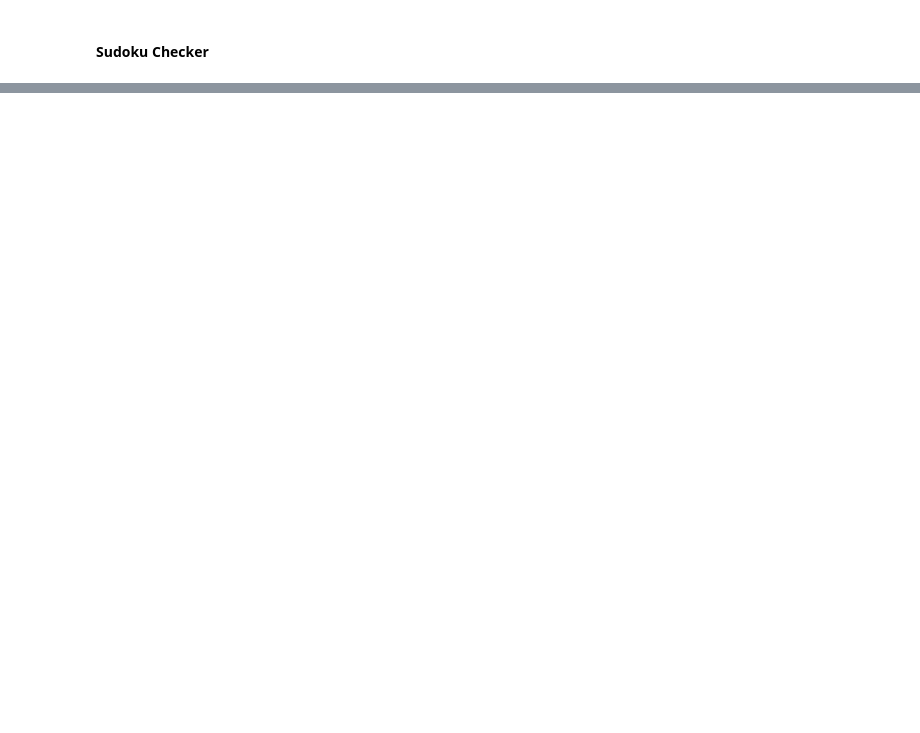
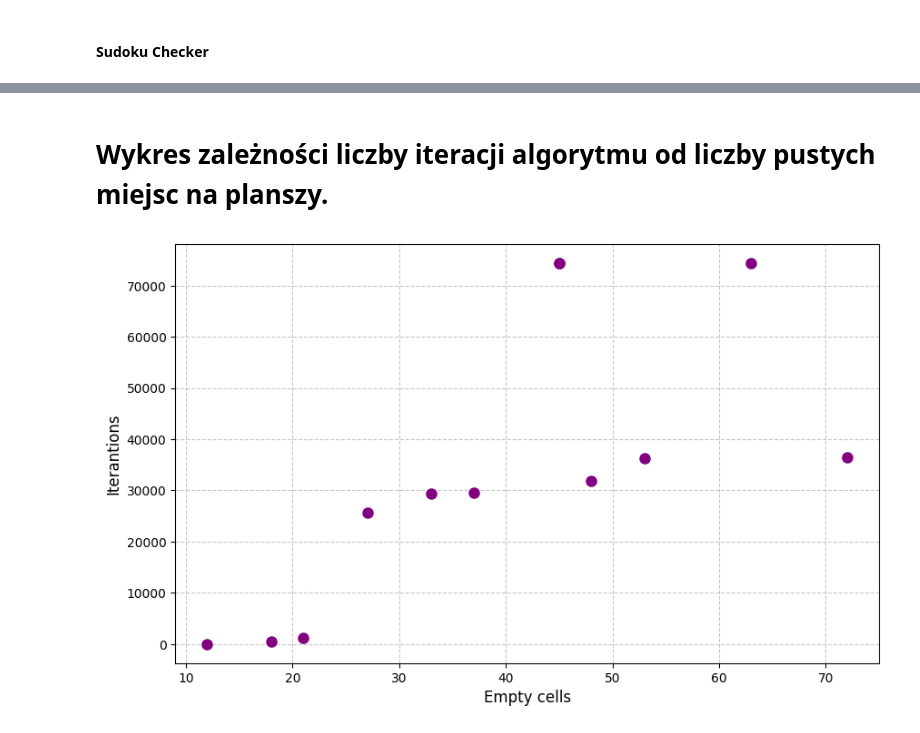
Before and after one commit to typsoo/MOWNIT, a Jupyter notebook: LAB4/Sudoku/sudoku.ipynb, the cells around one changed output, grey strips where cells are left out. Saved outputs shown, nothing was run; the diff lists cells and outputs as text; code cells hidden in the pictures; blank space fills up the shorter version.

```diff
--- a/LAB4/Sudoku/sudoku.ipynb
+++ b/LAB4/Sudoku/sudoku.ipynb
@@ -368,0 +289,55 @@ False
+# %% [markdown]
+<h1>Wykres  zależności liczby iteracji algorytmu od
+liczby pustych miejsc na planszy.</h1>
+# %%
+def analyze_sudoku_folder(folder_path):
+    empty_cells_data = []
+    iterations_data = []
+
+
+    for filename in os.listdir(folder_path):
+        if filename.endswith(".txt"):
+            filepath = os.path.join(folder_path, filename)
+
+            board = load_sudoku(filepath)
+
+
+            empty_count = sum(row.count(0) for row in board)
+
+
+
+            solved_board, iterations, energies = solve_sudoku_sa(
+                board,
+                initial_temp=5000.0,
+                cooling_rate=0.9997,
+                max_iterations=500000
+            )
+
+            empty_cells_data.append(empty_count)
+            iterations_data.append(iterations)
+
+
+
+    sorted_data = sorted(zip(empty_cells_data, iterations_data))
+
+
+
+    sorted_empty = [item[0] for item in sorted_data]
+    sorted_iters = [item[1] for item in sorted_data]
+
+    plt.figure(figsize=(10, 6))
+
+    plt.plot(sorted_empty, sorted_iters, marker='o', color='purple', linestyle='none',markersize=8)
+
+    plt.xlabel("Empty cells", fontsize=12)
+    plt.ylabel("Iterantions", fontsize=12)
+    plt.grid(True, linestyle='--', alpha=0.7)
+
+
+
+    plt.show()
+
+
+analyze_sudoku_folder("./Sudoku_files")
+# %% [output]
+[figure, added]
```
Also changed, not shown: parts of 15 cells of this notebook, 11 other files.
